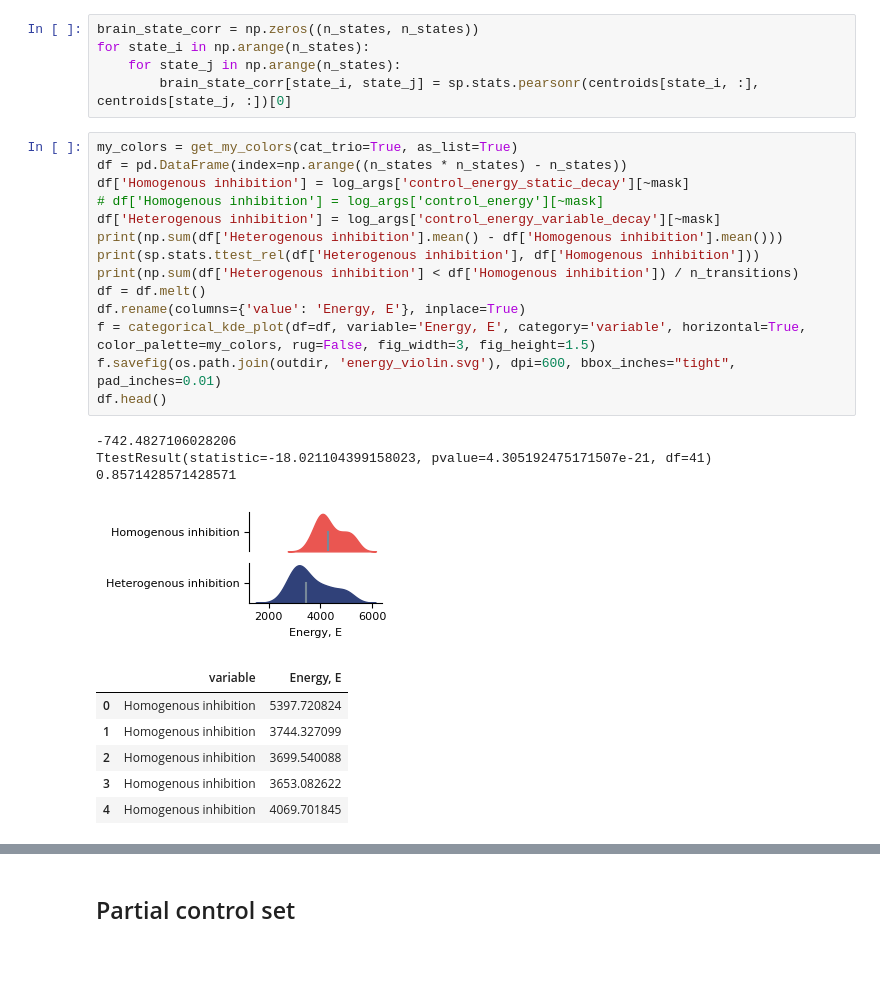
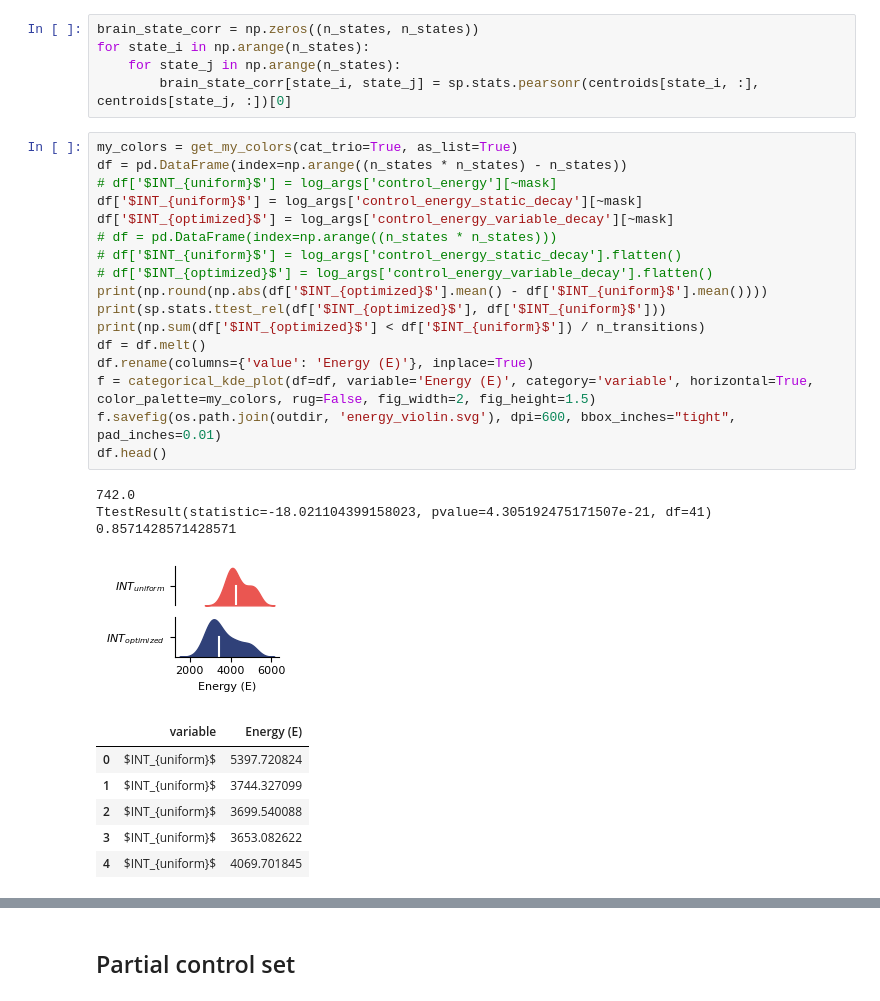
Before and after one commit to LindenParkesLab/nct_xr, a Jupyter notebook: scripts/results_optimized_control_energy.ipynb, the cells around one changed output, grey strips where cells are left out. Cells and saved outputs as stored; diff of their text form; blank space fills up the shorter version.

```diff
--- a/scripts/results_optimized_control_energy.ipynb
+++ b/scripts/results_optimized_control_energy.ipynb
@@ -114,27 +152,30 @@ for state_i in np.arange(n_states):
 # %%
 my_colors = get_my_colors(cat_trio=True, as_list=True)
 df = pd.DataFrame(index=np.arange((n_states * n_states) - n_states))
-df['Homogenous inhibition'] = log_args['control_energy_static_decay'][~mask]
-# df['Homogenous inhibition'] = log_args['control_energy'][~mask]
-df['Heterogenous inhibition'] = log_args['control_energy_variable_decay'][~mask]
-print(np.sum(df['Heterogenous inhibition'].mean() - df['Homogenous inhibition'].mean()))
-print(sp.stats.ttest_rel(df['Heterogenous inhibition'], df['Homogenous inhibition']))
-print(np.sum(df['Heterogenous inhibition'] < df['Homogenous inhibition']) / n_transitions)
+# df['$INT_{uniform}$'] = log_args['control_energy'][~mask]
+df['$INT_{uniform}$'] = log_args['control_energy_static_decay'][~mask]
+df['$INT_{optimized}$'] = log_args['control_energy_variable_decay'][~mask]
+# df = pd.DataFrame(index=np.arange((n_states * n_states)))
+# df['$INT_{uniform}$'] = log_args['control_energy_static_decay'].flatten()
+# df['$INT_{optimized}$'] = log_args['control_energy_variable_decay'].flatten()
+print(np.round(np.abs(df['$INT_{optimized}$'].mean() - df['$INT_{uniform}$'].mean())))
+print(sp.stats.ttest_rel(df['$INT_{optimized}$'], df['$INT_{uniform}$']))
+print(np.sum(df['$INT_{optimized}$'] < df['$INT_{uniform}$']) / n_transitions)
 df = df.melt()
-df.rename(columns={'value': 'Energy, E'}, inplace=True)
-f = categorical_kde_plot(df=df, variable='Energy, E', category='variable', horizontal=True, color_palette=my_colors, rug=False, fig_width=3, fig_height=1.5)
+df.rename(columns={'value': 'Energy (E)'}, inplace=True)
+f = categorical_kde_plot(df=df, variable='Energy (E)', category='variable', horizontal=True, color_palette=my_colors, rug=False, fig_width=2, fig_height=1.5)
 f.savefig(os.path.join(outdir, 'energy_violin.svg'), dpi=600, bbox_inches="tight", pad_inches=0.01)
 df.head()
 # %% [output]
--742.4827106028206
+742.0
 TtestResult(statistic=-18.021104399158023, pvalue=4.305192475171507e-21, df=41)
 0.8571428571428571
-[figure, old version]
+[figure, new version]
-|  | variable | Energy, E |
-| 0 | Homogenous inhibition | 5397.720824 |
-| 1 | Homogenous inhibition | 3744.327099 |
-| 2 | Homogenous inhibition | 3699.540088 |
-| 3 | Homogenous inhibition | 3653.082622 |
-| 4 | Homogenous inhibition | 4069.701845 |
+|  | variable | Energy (E) |
+| 0 | $INT_{uniform}$ | 5397.720824 |
+| 1 | $INT_{uniform}$ | 3744.327099 |
+| 2 | $INT_{uniform}$ | 3699.540088 |
+| 3 | $INT_{uniform}$ | 3653.082622 |
+| 4 | $INT_{uniform}$ | 4069.701845 |
 # %%
 f, ax = plt.subplots(1, 1, figsize=(1.75, 1.5))
```
Also changed, not shown: parts of 13 cells of this notebook, 1 other file.
